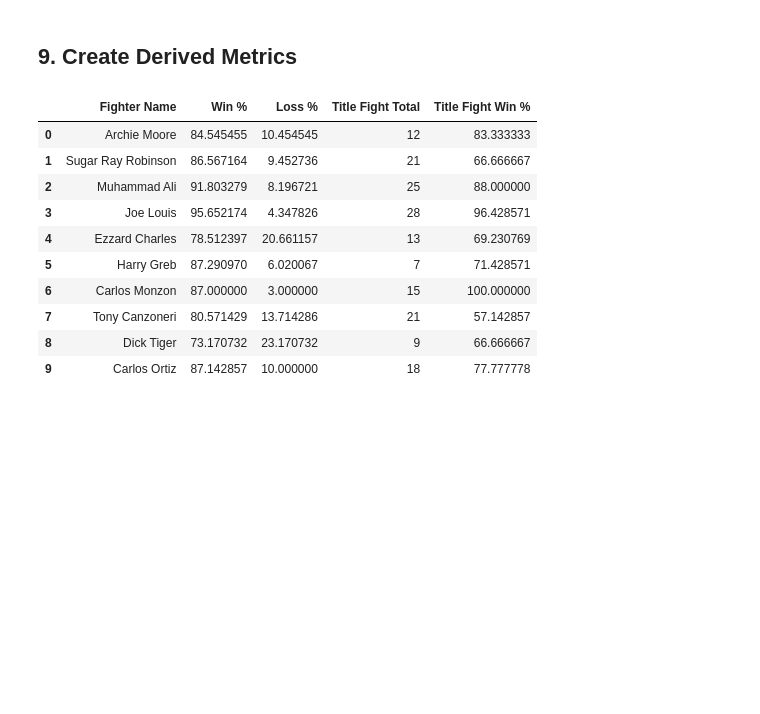
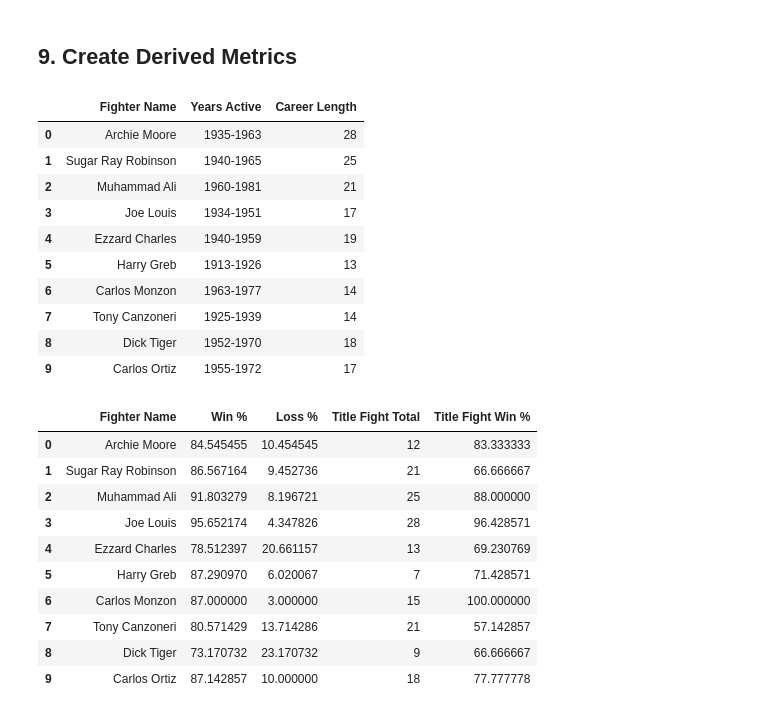
Before and after one commit to Richard-Ibiyemi/boxing-dominance-analysis, a Jupyter notebook: notebooks/01_data_exploration.ipynb, the cells around one changed output. Drawn from its saved outputs; the diff is of its cells as text; code cells hidden in the pictures; blank space fills up the shorter version.

```diff
--- a/notebooks/01_data_exploration.ipynb
+++ b/notebooks/01_data_exploration.ipynb
@@ -219,3 +229,19 @@ df[
+# %%
+df[
+    ["Fighter Name", "Years Active", "Career Length"]
+].head(10)
+# %% [output]
+|  | Fighter Name | Years Active | Career Length |
+| 0 | Archie Moore | 1935-1963 | 28 |
+| 1 | Sugar Ray Robinson | 1940-1965 | 25 |
+| 2 | Muhammad Ali | 1960-1981 | 21 |
+| 3 | Joe Louis | 1934-1951 | 17 |
+| 4 | Ezzard Charles | 1940-1959 | 19 |
+| 5 | Harry Greb | 1913-1926 | 13 |
+| 6 | Carlos Monzon | 1963-1977 | 14 |
+| 7 | Tony Canzoneri | 1925-1939 | 14 |
+| 8 | Dick Tiger | 1952-1970 | 18 |
+| 9 | Carlos Ortiz | 1955-1972 | 17 |
 # %%
 df["Win %"] = (
     df["Wins"]
```
Also changed, not shown: parts of 5 cells of this notebook.
